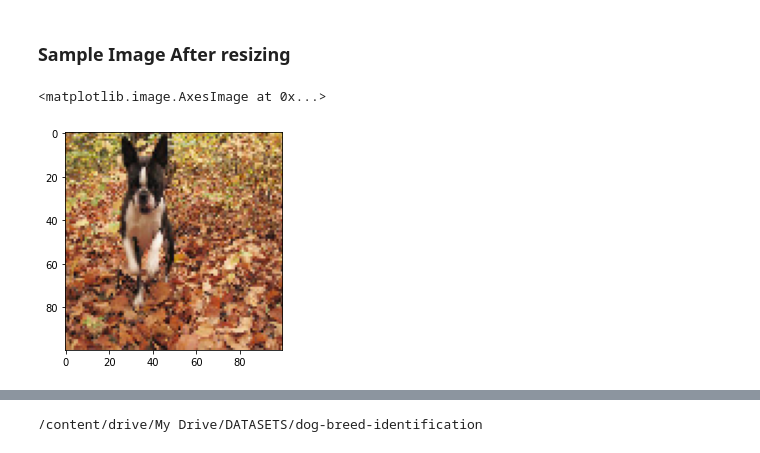
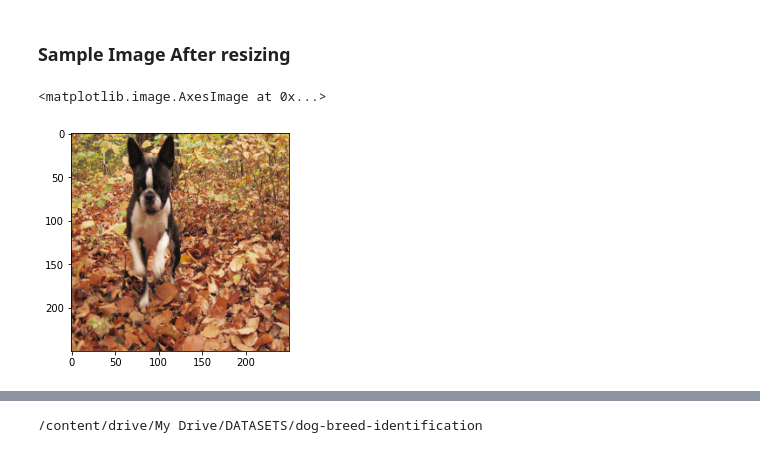
Before and after one commit to rohang1411/Dog-Breed-Classification, a Jupyter notebook: DogBreedClassifier.ipynb, the cells around one changed output, grey strips where cells are left out. Drawn from its saved outputs; the diff is of its cells as text; code cells hidden in the pictures.

```diff
--- a/DogBreedClassifier.ipynb
+++ b/DogBreedClassifier.ipynb
@@ -98,11 +131,11 @@ len(labels)
 # %%
 from matplotlib import pyplot as plt
 from PIL import Image
 
 img = Image.open(path + '/' + str(labels['id'][0])+ '.jpg')
 img = np.asarray(img)
-resimg = cv.resize(img, (100,100))
+resimg = cv.resize(img, (250,250))
 plt.imshow(resimg)
 # %% [output]
 <matplotlib.image.AxesImage at 0x...>
-[figure, old version]
+[figure, new version]
```
Also changed, not shown: parts of 71 cells of this notebook.
